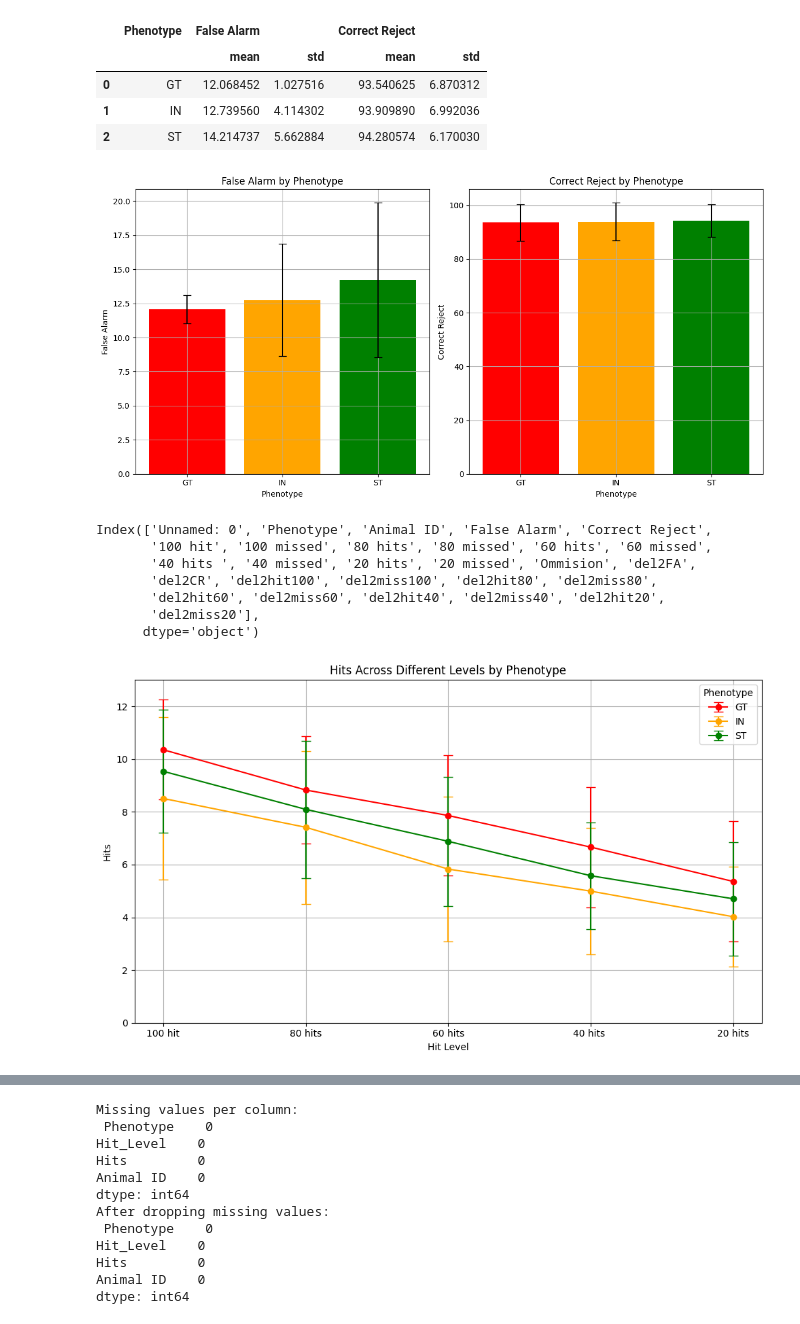
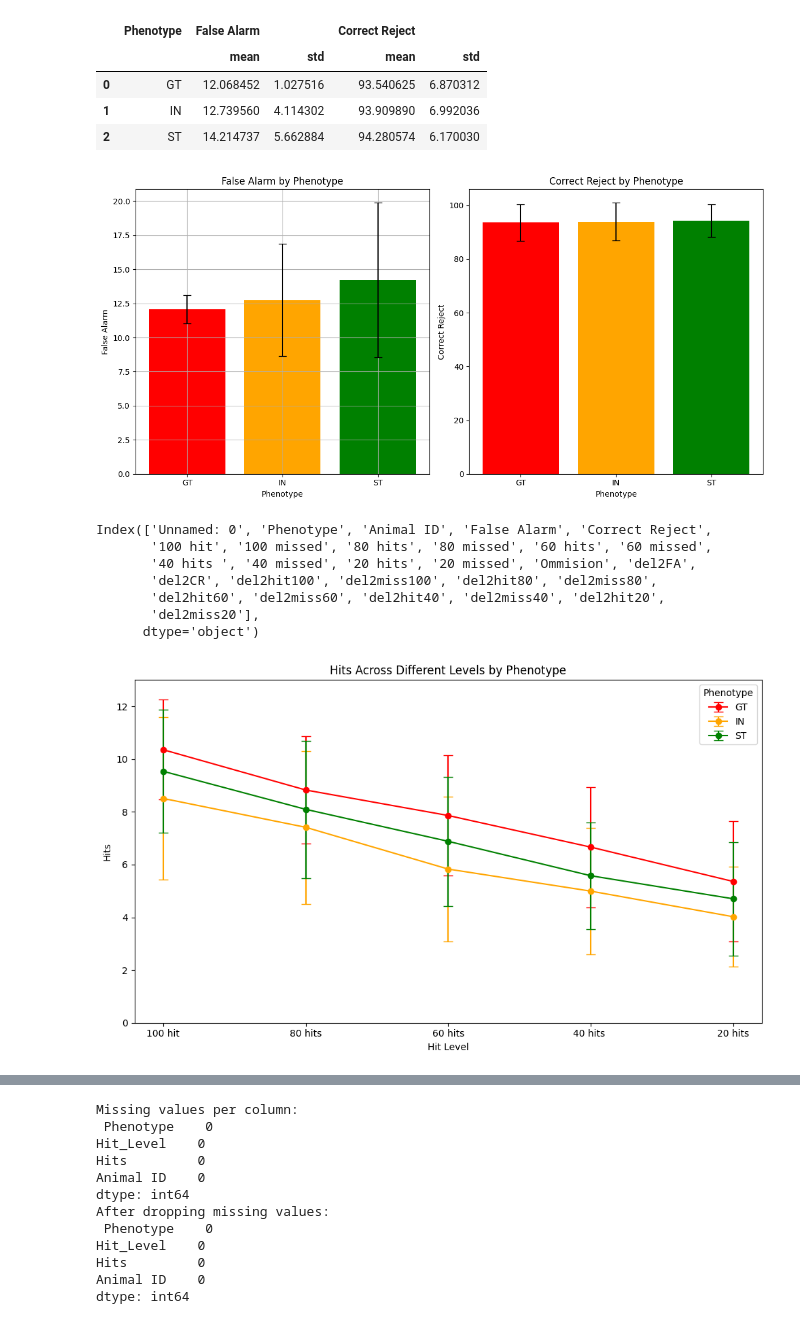
Before and after one commit to Frederichg/NoemieSFN, a Jupyter notebook: DATA/Sat6.ipynb, the cells around one changed output, grey strips where cells are left out. Cells and saved outputs as stored; diff of their text form; code cells hidden in the pictures.

```diff
--- a/DATA/Sat6.ipynb
+++ b/DATA/Sat6.ipynb
@@ -53,35 +53,35 @@ import matplotlib.pyplot as plt
 colors = {'GT': 'red', 'IN': 'orange', 'ST': 'green'}
 
 # Create a bar plot for False Alarm and Correct Reject with error bars for standard deviation
 fig, (ax1, ax2) = plt.subplots(1, 2, figsize=(12, 6))
 
 # False Alarm plot
 ax1.bar(grouped_data['Phenotype'], grouped_data['False Alarm', 'mean'],
         yerr=grouped_data['False Alarm', 'std'],
         color=[colors[phenotype] for phenotype in grouped_data['Phenotype']],
         capsize=5)
 ax1.set_title('False Alarm by Phenotype')
 ax1.set_xlabel('Phenotype')
 ax1.set_ylabel('False Alarm')
 ax1.grid(True)
 
 # Correct Reject plot
 ax2.bar(grouped_data['Phenotype'], grouped_data['Correct Reject', 'mean'],
         yerr=grouped_data['Correct Reject', 'std'],
         color=[colors[phenotype] for phenotype in grouped_data['Phenotype']],
         capsize=5)
 ax2.set_title('Correct Reject by Phenotype')
 ax2.set_xlabel('Phenotype')
 ax2.set_ylabel('Correct Reject')
-ax2.grid(True)
+ax2.grid(False)
 
 # Adjust layout
 plt.tight_layout()
 
 # Show the plot
 plt.show()
 # %% [output]
-[figure, old version]
+[figure, new version]
 # %%
 # Filter the columns related to hits
 hits_columns = ['100 hit', '80 hits', '60 hits', '40 hits ', '20 hits']
@@ -112,7 +112,7 @@ ax.set_title('Hits Across Different Levels by Phenotype')
 ax.set_xlabel('Hit Level')
 ax.set_ylabel('Hits')
 ax.legend(title="Phenotype")
-ax.grid(True)
+ax.grid(False)
 
 # Show the plot
 plt.ylim(0, 13)
@@ -126,7 +126,7 @@ Index(['Unnamed: 0', 'Phenotype', 'Animal ID', 'False Alarm', 'Correct Reject',
        'del2hit60', 'del2miss60', 'del2hit40', 'del2miss40', 'del2hit20',
        'del2miss20'],
       dtype='object')
-[figure, old version]
+[figure, new version]
 # %%
 # Filter the columns related to missed
 missed_columns = ['100 missed', '80 missed', '60 missed', '40 missed', '20 missed']
```
Also changed, not shown: parts of 11 cells of this notebook, 6 other files.
